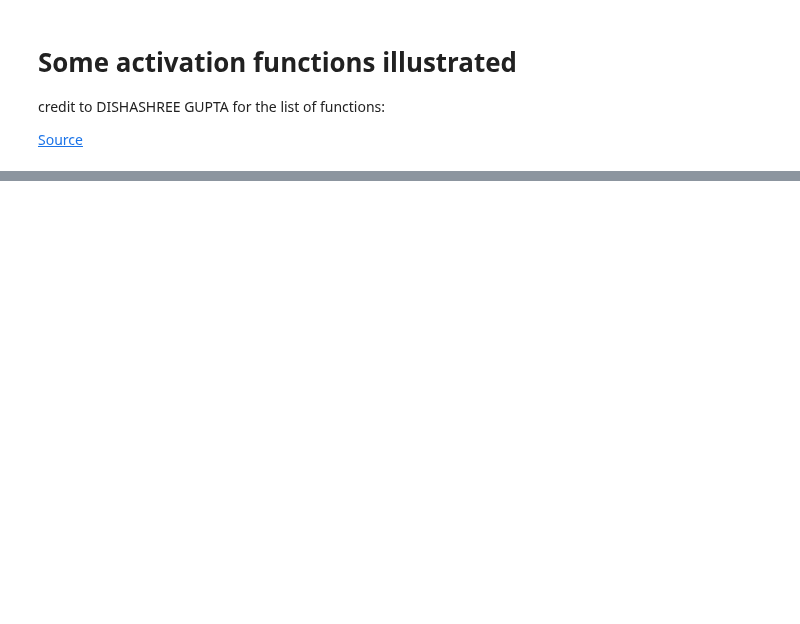
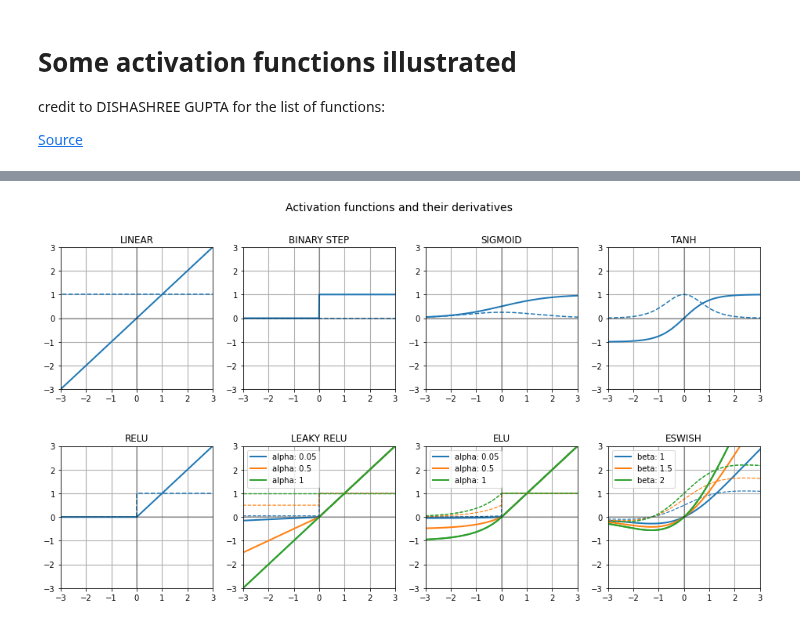
Before and after one commit to Zabamund/misc, a Jupyter notebook: scripts/demos/Activation_functions_demo.ipynb, the cells around one changed output, grey strips where cells are left out. Cells and saved outputs as stored; diff of their text form; code cells hidden in the pictures; blank space fills up the shorter version.

```diff
--- a/scripts/demos/Activation_functions_demo.ipynb
+++ b/scripts/demos/Activation_functions_demo.ipynb
@@ -139,0 +101,61 @@ plot_all_activation_functions()
+# %%
+def plot_all_activation_functions():
+    activation_functions = ['linear', 'binary_step', 'sigmoid', 'tanh', 'relu', 'leaky_relu', 'elu', 'eswish']
+    functions = {'binary_step': binary_step,'binary_step_': binary_step_,
+                 'linear': linear, 'linear_': linear_,
+                 'sigmoid': sigmoid,'sigmoid_': sigmoid_,
+                 'tanh': tanh,'tanh_': tanh_,
+                 'relu': relu,'relu_': relu_,
+                 'leaky_relu': leaky_relu,'leaky_relu_': leaky_relu_,
+                 'elu': elu,'elu_': elu_,
+                 'eswish': eswish,'eswish_': eswish_,
+                }
+
+    xs = np.linspace(-4, 4, 1000)
+
+    fig, axs = plt.subplots(figsize=(16, 8), nrows=2, ncols=4)
+    fig.suptitle('Activation functions and their derivatives', size=14)
+
+    props_fct = {'lw': 2, 'c': 'C0'}
+    props_der = {'lw': 1.5, 'ls': '--', 'c': 'C0'}
+    props_hvlines = {'c': 'k', 'lw': 1.5, 'alpha': 0.3}
+
+    for function, ax in zip(activation_functions, axs.flatten()):
+        if function == 'linear':
+            f_xs = functions[function](xs)
+            ys = functions[f'{function}_'](xs)
+            ff_xs = np.array(1000 * [ys])
+
+        elif function in 'leaky_relu elu eswish'.split():
+            vals = [1, 1.5, 2] if function == 'eswish' else [0.05, 0.5, 1]
+            param = 'beta' if function == 'eswish' else 'alpha'
+            colors = ['C0', 'C1', 'C2']
+            for val, color in zip(vals, colors):
+                props_fct = {'lw': 2, 'c': color}
+                props_der = {'lw': 1.2, 'ls': '--', 'c': color}
+                f_xs = functions[function](xs, val)
+                ff_xs = functions[f'{function}_'](xs, val)
+                ax.plot(xs, f_xs, **props_fct, label=f'{param}: {val}') # function
+                ax.plot(xs, ff_xs, **props_der) # derivative
+                ax.legend()
+
+        else:
+            f_xs = functions[function](xs)
+            ff_xs = functions[f'{function}_'](xs)
+
+        ax.plot(xs, f_xs, **props_fct) # function
+        ax.plot(xs, ff_xs, **props_der) # derivative
+
+        ax.grid(lw=1.1)
+        ax.set_title(function.upper().replace('_', ' '))
+        ax.axhline(0, -3, 3, **props_hvlines)
+        ax.axvline(0, -3, 3, **props_hvlines)
+        ax.set_xlim(-3, 3)
+        ax.set_ylim(-3, 3)
+        plt.subplots_adjust(hspace=0.4)
+
+    return
+
+plot_all_activation_functions()
+# %% [output]
+[figure, added]
```
Also changed, not shown: parts of 4 cells of this notebook.
